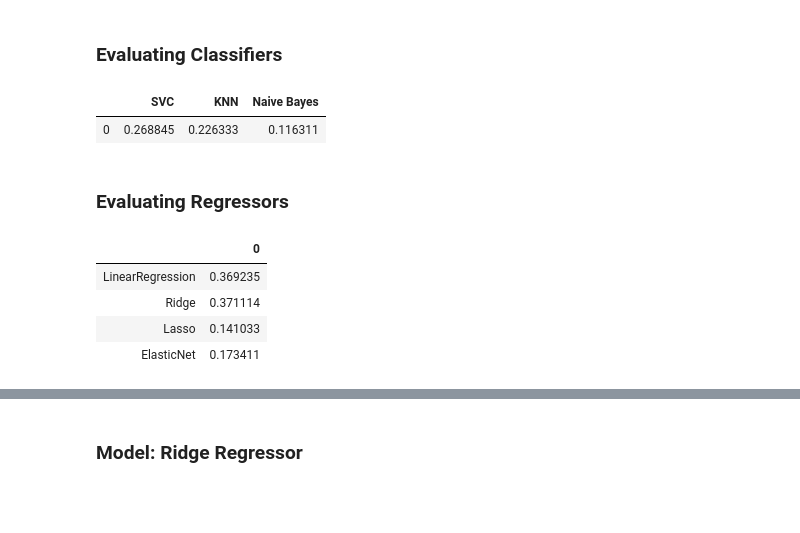
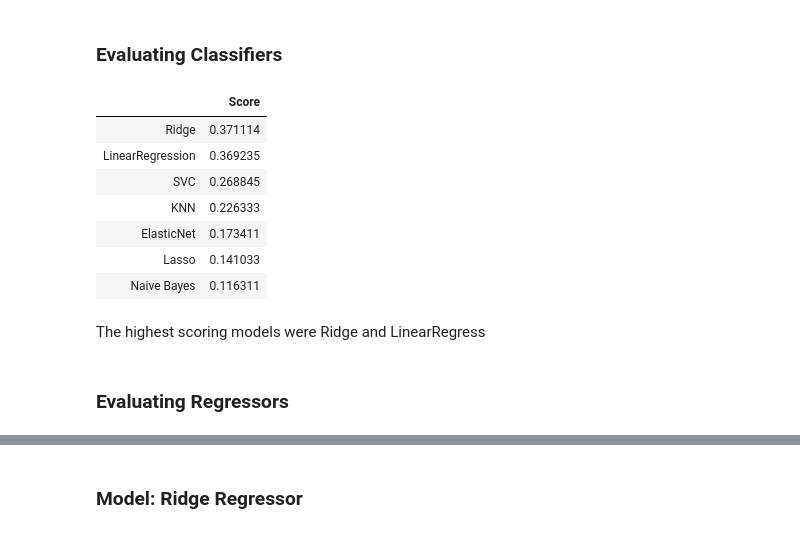
Before and after one commit to chrisammon3000/uci-abalone, a Jupyter notebook: notebooks/190924-gcl-initial-exploration.ipynb, the cells around one changed output, grey strips where cells are left out. Saved outputs shown, nothing was run; the diff lists cells and outputs as text; code cells hidden in the pictures; blank space fills up the shorter version.

Commit message:
Create sorted dataframe of scores for models

```diff
--- a/notebooks/190924-gcl-initial-exploration.ipynb
+++ b/notebooks/190924-gcl-initial-exploration.ipynb
@@ -291,54 +291,59 @@ from sklearn.svm import SVC
 from sklearn.neighbors import KNeighborsClassifier
 from sklearn.naive_bayes import GaussianNB
 
+# Import regressors
+from sklearn.linear_model import LinearRegression
+from sklearn.linear_model import Ridge
+from sklearn.linear_model import Lasso
+from sklearn.linear_model import MultiTaskLasso
+from sklearn.linear_model import ElasticNet
+
 # Import metrics
 from sklearn.model_selection import cross_val_score
 
-clf_list = [SVC(), KNeighborsClassifier(), GaussianNB()]
-clf_name = ["SVC", "KNN", "Naive Bayes"]
-model_dict = {}
-
-metric = 'accuracy'
-
-# Performs cross-validation for classifiers
+# Function to performs cross-validation scoring
 def evaluate_clf(clf, metric=None):
     clf.fit(X_train, y_train)
     score = cross_val_score(clf, X, y, cv=10, scoring=metric).mean()
 
     return score
 
+# Initialize dictionary to hold name:score key value pairs
+model_dict = {}
+
+# Evaluating classifiers
+clf_list = [SVC(), KNeighborsClassifier(), GaussianNB()]
+clf_name = ["SVC", "KNN", "Naive Bayes"]
+metric = 'accuracy'
+
 for name, model in zip(clf_name, clf_list):
     model.fit(X_train, y_train)
     model_dict.update({name:evaluate_clf(model)})
 
-pd.DataFrame.from_records([model_dict])
+# Evaluating regressors
+clf_list = [LinearRegression(), Ridge(), Lasso(), ElasticNet()]
+clf_name = ["LinearRegression", "Ridge", "Lasso", "ElasticNet"]
+metric = 'neg_mean_squared_error'
+
+for name, model in zip(clf_name, clf_list):
+    model.fit(X_train, y_train)
+    model_dict.update({name:evaluate_clf(model)})
+
+# Convert dict to dataframe
+models_df = pd.DataFrame.from_records([model_dict]).T.sort_values(by=0, ascending=False)
+models_df.columns = ["Score"]
-# %% [output]
-|  | SVC | KNN | Naive Bayes |
-| 0 | 0.268845 | 0.226333 | 0.116311 |
+# %%
+models_df
+# %% [output]
+|  | Score |
+| Ridge | 0.371114 |
+| LinearRegression | 0.369235 |
+| SVC | 0.268845 |
+| KNN | 0.226333 |
+| ElasticNet | 0.173411 |
+| Lasso | 0.141033 |
+| Naive Bayes | 0.116311 |
+# %% [markdown]
+The highest scoring models were Ridge and LinearRegress
 # %% [markdown]
 ### Evaluating Regressors
-# %%
-from sklearn.linear_model import LinearRegression
-from sklearn.linear_model import Ridge
-from sklearn.linear_model import Lasso
-from sklearn.linear_model import MultiTaskLasso
-from sklearn.linear_model import ElasticNet
-
-
-clf_list = [LinearRegression(), Ridge(), Lasso(), ElasticNet()]
-clf_name = ["LinearRegression", "Ridge", "Lasso", "ElasticNet"]
-model_dict = {}
-
-metric = 'neg_mean_squared_error'
-
-for name, model in zip(clf_name, clf_list):
-    model.fit(X_train, y_train)
-    model_dict.update({name:evaluate_clf(model)})
-
-pd.DataFrame.from_records([model_dict]).T
-# %% [output]
-|  | 0 |
-| LinearRegression | 0.369235 |
-| Ridge | 0.371114 |
-| Lasso | 0.141033 |
-| ElasticNet | 0.173411 |
```
Also changed, not shown: parts of 1 cell of this notebook.
